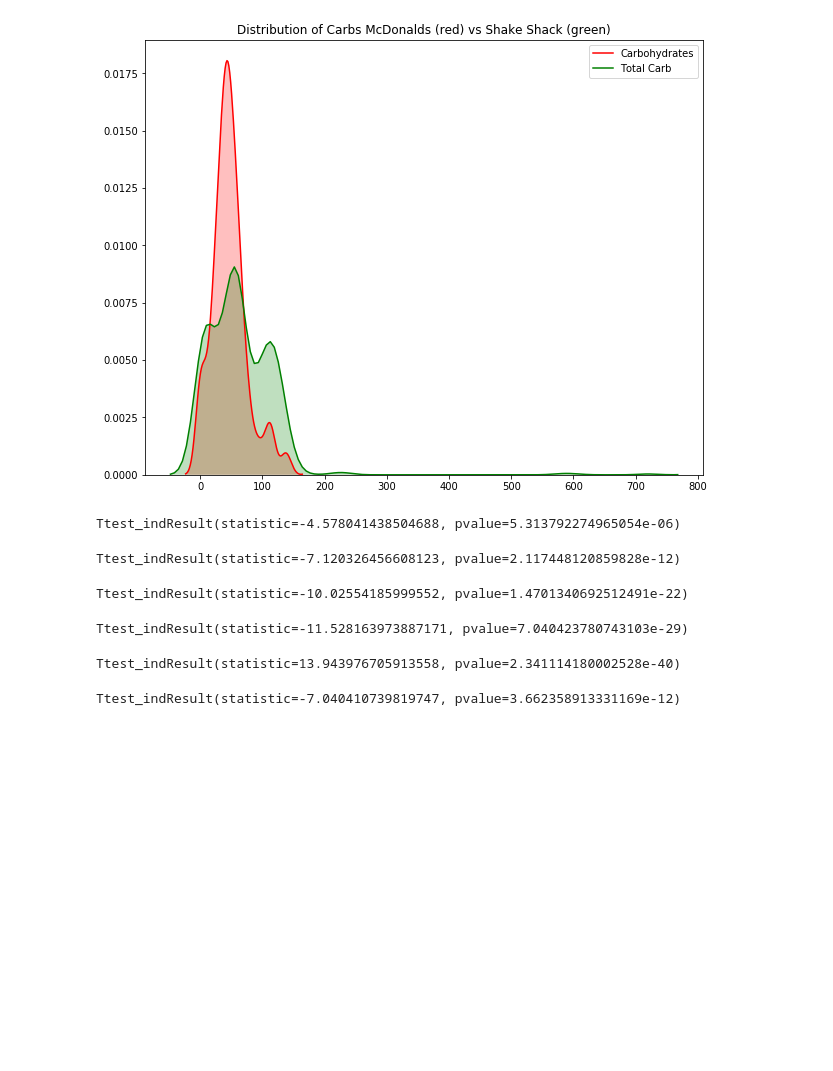
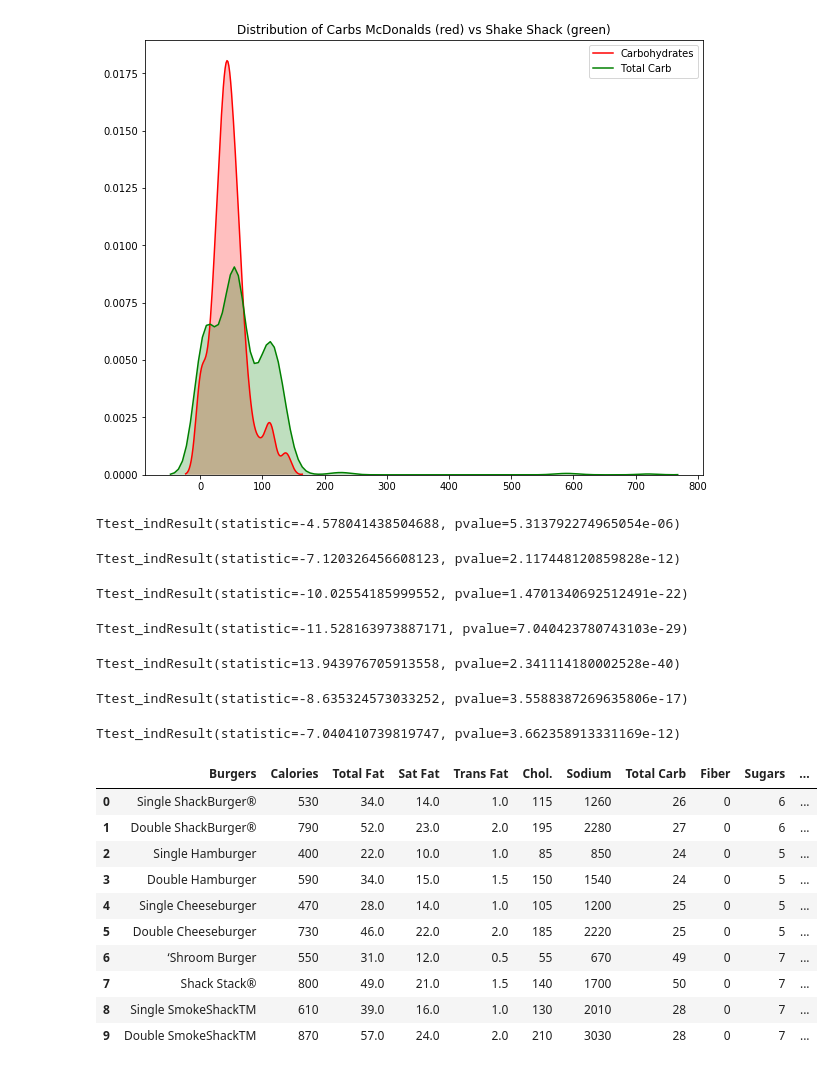
Before and after one commit to agorina91/burgers, a Jupyter notebook: Burger_Statistics.ipynb, the cells around one changed output. Drawn from its saved outputs; the diff is of its cells as text; code cells hidden in the pictures; blank space fills up the shorter version.

```diff
--- a/Burger_Statistics.ipynb
+++ b/Burger_Statistics.ipynb
@@ -324,6 +324,24 @@ stats.ttest_ind(c_mcd['Dietary Fiber'], c_ss['Fiber'])
 Ttest_indResult(statistic=13.943976705913558, pvalue=2.341114180002528e-40)
 # %%
 #Sugars
-stats.ttest_ind(c_mcd['Sugars'], c_ss['Sugars'])
+stats.ttest_ind(c_mcd['Sugars'], c_ss['Sugars'], equal_var=False)
 # %% [output]
-Ttest_indResult(statistic=-7.040410739819747, pvalue=3.662358913331169e-12)
+Ttest_indResult(statistic=-8.635324573033252, pvalue=3.5588387269635806e-17)
+# %%
+stats.ttest_ind(c_mcd['Sugars'], c_ss['Sugars'])
+# %% [output]
+Ttest_indResult(statistic=-7.040410739819747, pvalue=3.662358913331169e-12)
+# %%
+c_ss.head(10)
+# %% [output]
+|  | Burgers | Calories | Total Fat | Sat Fat | Trans Fat | Chol. | Sodium | Total Carb | Fiber | Sugars | ... |
+| 0 | Single ShackBurger® | 530 | 34.0 | 14.0 | 1.0 | 115 | 1260 | 26 | 0 | 6 | ... |
+| 1 | Double ShackBurger® | 790 | 52.0 | 23.0 | 2.0 | 195 | 2280 | 27 | 0 | 6 | ... |
+| 2 | Single Hamburger | 400 | 22.0 | 10.0 | 1.0 | 85 | 850 | 24 | 0 | 5 | ... |
+| 3 | Double Hamburger | 590 | 34.0 | 15.0 | 1.5 | 150 | 1540 | 24 | 0 | 5 | ... |
+| 4 | Single Cheeseburger | 470 | 28.0 | 14.0 | 1.0 | 105 | 1200 | 25 | 0 | 5 | ... |
+| 5 | Double Cheeseburger | 730 | 46.0 | 22.0 | 2.0 | 185 | 2220 | 25 | 0 | 5 | ... |
+| 6 | ‘Shroom Burger | 550 | 31.0 | 12.0 | 0.5 | 55 | 670 | 49 | 0 | 7 | ... |
+| 7 | Shack Stack® | 800 | 49.0 | 21.0 | 1.5 | 140 | 1700 | 50 | 0 | 7 | ... |
+| 8 | Single SmokeShackTM | 610 | 39.0 | 16.0 | 1.0 | 130 | 2010 | 28 | 0 | 7 | ... |
+| 9 | Double SmokeShackTM | 870 | 57.0 | 24.0 | 2.0 | 210 | 3030 | 28 | 0 | 7 | ... |
```
Also changed, not shown: parts of 2 cells of this notebook, 1 other file.
